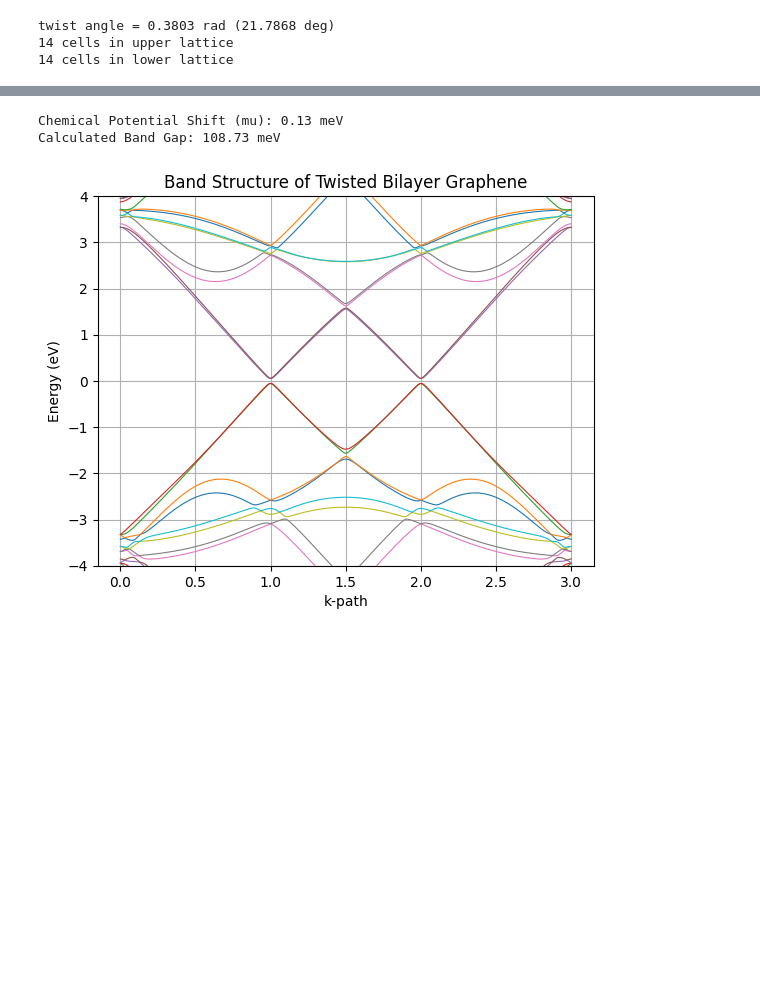
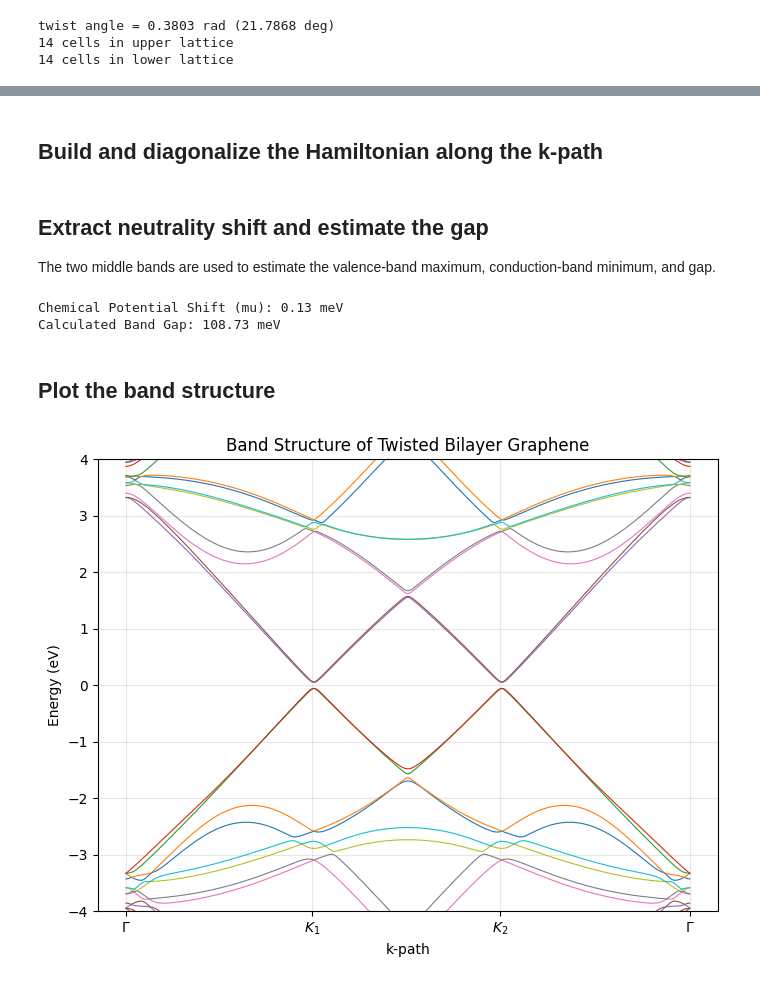
Before and after one commit to jabed-umar/MoirePy, a Jupyter notebook: docs/examples/nori.ipynb, the cells around one changed output, grey strips where cells are left out. Cells and saved outputs as stored; diff of their text form; code cells hidden in the pictures; blank space fills up the shorter version.

```diff
--- a/docs/examples/nori.ipynb
+++ b/docs/examples/nori.ipynb
@@ -123,47 +186,56 @@ def get_kpath(nseg):
 k_points, x_ax, ticks, labels = get_kpath(100)
+# %% [markdown]
+## Build and diagonalize the Hamiltonian along the k-path
 # %%
 ham_real_space = lattice.generate_hamiltonian(
-    tll=-T_INTRA, tuu=-T_INTRA,
-    tul=tul, tlu=tlu,
+    tll=-T_INTRA,
+    tuu=-T_INTRA,
+    tul=tul,
+    tlu=tlu,
     extra_inputs={"d": D_SPACING},
 ).toarray()
 
 all_energies = []
-for k in tqdm(k_points):
-    phase = lattice.get_phase(k).toarray()
+for kvec in tqdm(k_points, desc="Diagonalizing H(k)"):
+    phase = lattice.get_phase(kvec).toarray()
     ham_k = ham_real_space * phase
     eigvals = np.linalg.eigvalsh(ham_k)
     all_energies.append(eigvals)
 
 all_energies = np.array(all_energies)
+# %% [markdown]
+## Extract neutrality shift and estimate the gap
+
+The two middle bands are used to estimate the valence-band maximum, conduction-band minimum, and gap.
 # %%
 mid_idx = all_energies.shape[1] // 2
 lower_band = all_energies[:, mid_idx - 1]
 upper_band = all_energies[:, mid_idx]
 
-# Calculate the shift (mu) to center the gap at 0
 v_top = np.max(lower_band)
 c_bottom = np.min(upper_band)
-mu_shift = (v_top + c_bottom) / 2
+mu_shift = (v_top + c_bottom) / 2.0
 
-# Apply the vertical shift
+gap = c_bottom - v_top
 all_energies_shifted = all_energies - mu_shift
 
-# Calculate and print gap information
-gap = c_bottom - v_top
-
-print(f"Chemical Potential Shift (mu): {mu_shift*1e3:.2f} meV")
-print(f"Calculated Band Gap: {gap*1e3:.2f} meV")
+print(f"Chemical Potential Shift (mu): {mu_shift * 1e3:.2f} meV")
+print(f"Calculated Band Gap: {gap * 1e3:.2f} meV")
 # %% [output]
 Chemical Potential Shift (mu): 0.13 meV
 Calculated Band Gap: 108.73 meV
+# %% [markdown]
+## Plot the band structure
 # %%
-plt.plot(x_ax, np.array(all_energies_shifted), lw=0.8)
+plt.figure(figsize=(7.0, 5.5))
+plt.plot(x_ax, all_energies_shifted, lw=0.8)
 plt.xticks(ticks, labels)
 plt.xlabel("k-path")
 plt.ylabel("Energy (eV)")
-plt.ylim(-4, 4)
+plt.ylim(-4.0, 4.0)
 plt.title("Band Structure of Twisted Bilayer Graphene")
-plt.grid()
+plt.grid(alpha=0.3)
+plt.tight_layout()
+plt.show()
 # %% [output]
-[figure, old version]
+[figure, new version]
```
Also changed, not shown: parts of 12 cells of this notebook, 1 other file.
